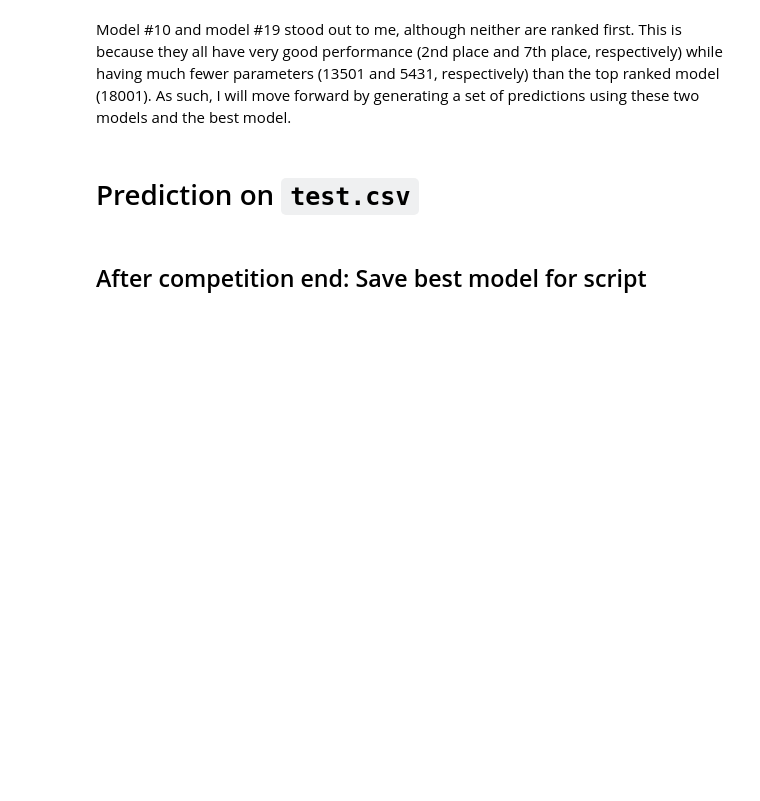
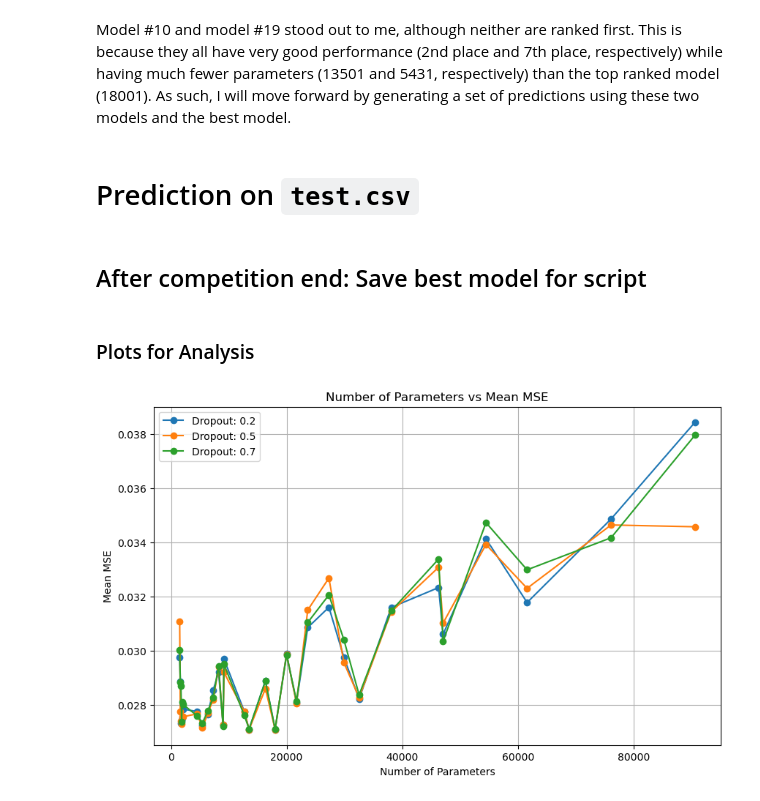
Before and after one commit to andywang0321/Amazon_Sales_Prediction, a Jupyter notebook: python/finegrained_modelling.ipynb, the cells around one changed output. Cells and saved outputs as stored; diff of their text form; code cells hidden in the pictures; blank space fills up the shorter version.

```diff
--- a/python/finegrained_modelling.ipynb
+++ b/python/finegrained_modelling.ipynb
@@ -480,3 +480,26 @@ with open("final_pipeline.pkl", "wb") as f:
 model_1.cpu()
 model_save_path = 'final_model.pt'
 torch.save(model_1.state_dict(), model_save_path)
+# %% [markdown]
+### Plots for Analysis
+# %%
+df = result_df.groupby(
+    ['hidden_layer_dropout', 'num_params'],
+    as_index=False
+).agg(
+    mean_mse = ('mse', 'mean')
+)
+
+plt.figure(figsize=(10, 6))
+for dropout in df['hidden_layer_dropout'].unique():
+    subset = df[df['hidden_layer_dropout'] == dropout]
+    plt.plot(subset['num_params'], subset['mean_mse'], marker='o', label=f'Dropout: {dropout}')
+
+plt.xlabel('Number of Parameters')
+plt.ylabel('Mean MSE')
+plt.title('Number of Parameters vs Mean MSE')
+plt.legend()
+plt.grid(True)
+plt.show()
+# %% [output]
+[figure, added]
```
Also changed, not shown: parts of 3 cells of this notebook, 19 other files.
